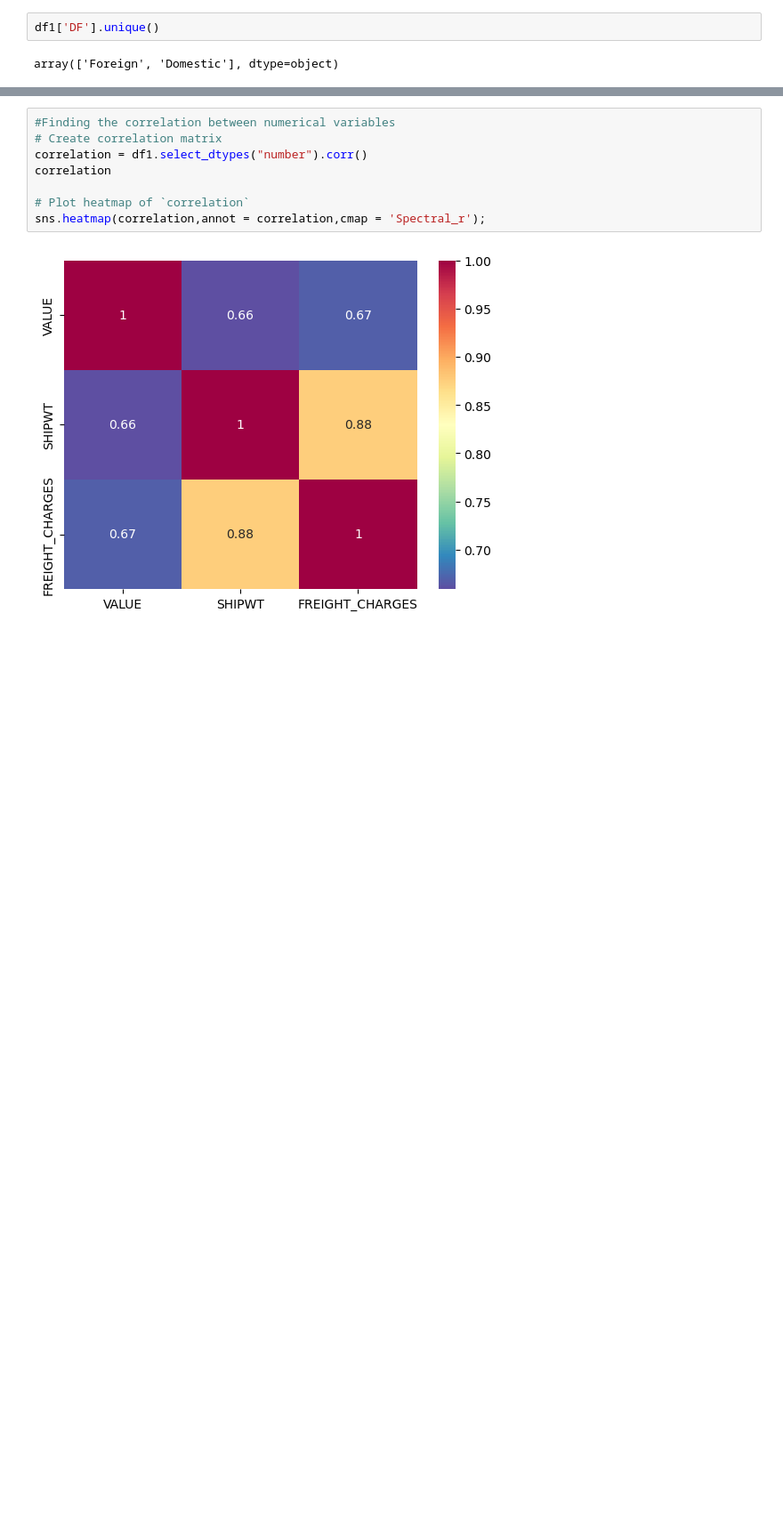
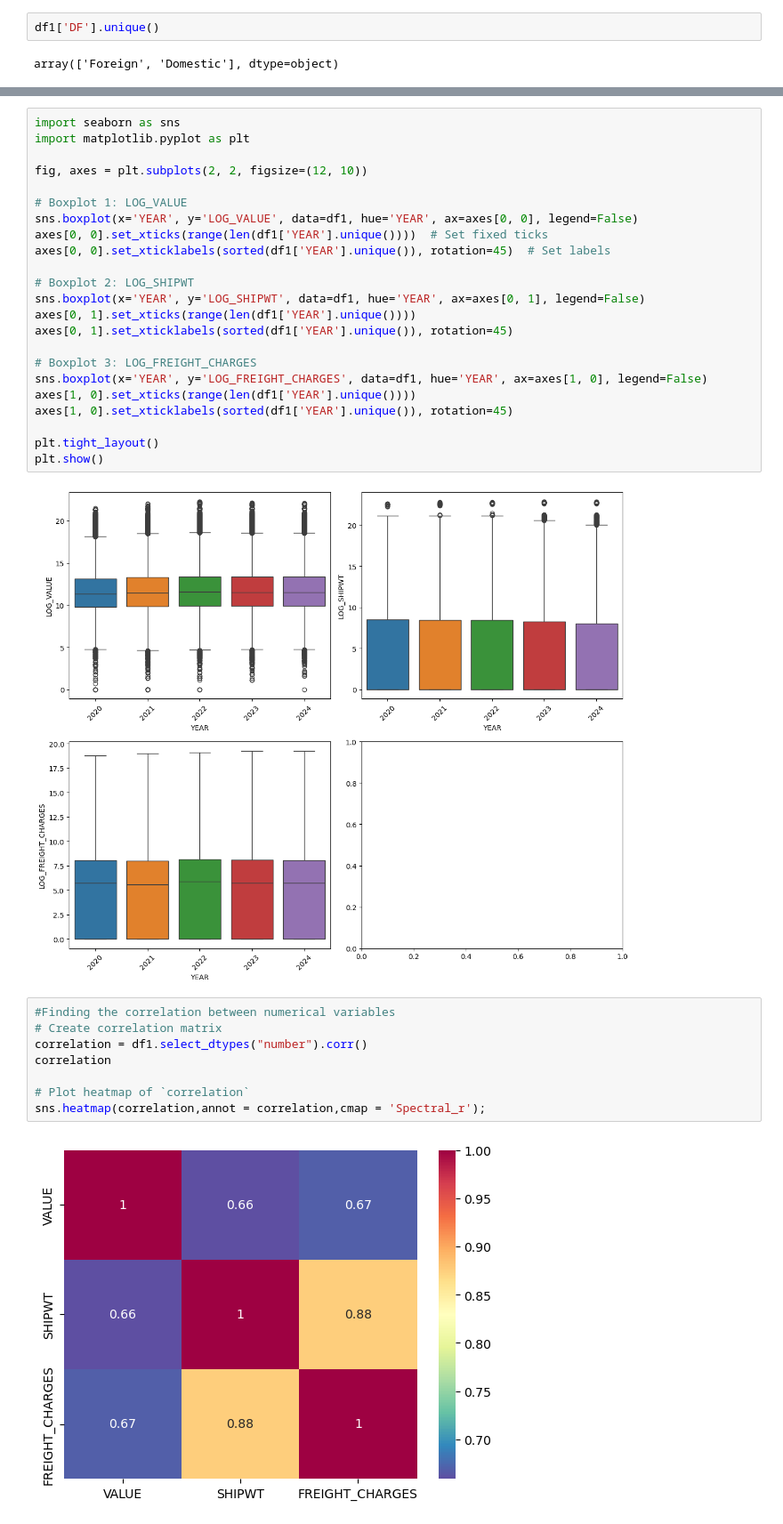
Before and after one commit to MajicWilson/BTS_Transportation_Analysis, a Jupyter notebook: Transborder.ipynb, the cells around one changed output, grey strips where cells are left out. Shown at 89% size. Cells and saved outputs as stored; diff of their text form; blank space fills up the shorter version.

```diff
--- a/Transborder.ipynb
+++ b/Transborder.ipynb
@@ -754,3 +721,28 @@ Passing `palette` without assigning `hue` is deprecated and will be removed in v
+# %%
+import seaborn as sns
+import matplotlib.pyplot as plt
+
+fig, axes = plt.subplots(2, 2, figsize=(12, 10))
+
+# Boxplot 1: LOG_VALUE
+sns.boxplot(x='YEAR', y='LOG_VALUE', data=df1, hue='YEAR', ax=axes[0, 0], legend=False)
+axes[0, 0].set_xticks(range(len(df1['YEAR'].unique())))  # Set fixed ticks
+axes[0, 0].set_xticklabels(sorted(df1['YEAR'].unique()), rotation=45)  # Set labels
+
+# Boxplot 2: LOG_SHIPWT
+sns.boxplot(x='YEAR', y='LOG_SHIPWT', data=df1, hue='YEAR', ax=axes[0, 1], legend=False)
+axes[0, 1].set_xticks(range(len(df1['YEAR'].unique())))
+axes[0, 1].set_xticklabels(sorted(df1['YEAR'].unique()), rotation=45)
+
+# Boxplot 3: LOG_FREIGHT_CHARGES
+sns.boxplot(x='YEAR', y='LOG_FREIGHT_CHARGES', data=df1, hue='YEAR', ax=axes[1, 0], legend=False)
+axes[1, 0].set_xticks(range(len(df1['YEAR'].unique())))
+axes[1, 0].set_xticklabels(sorted(df1['YEAR'].unique()), rotation=45)
+
+plt.tight_layout()
+plt.show()
+# %% [output]
+[figure, added]
 # %%
 #Finding the correlation between numerical variables
 # Create correlation matrix
```
Also changed, not shown: parts of 42 cells of this notebook.
